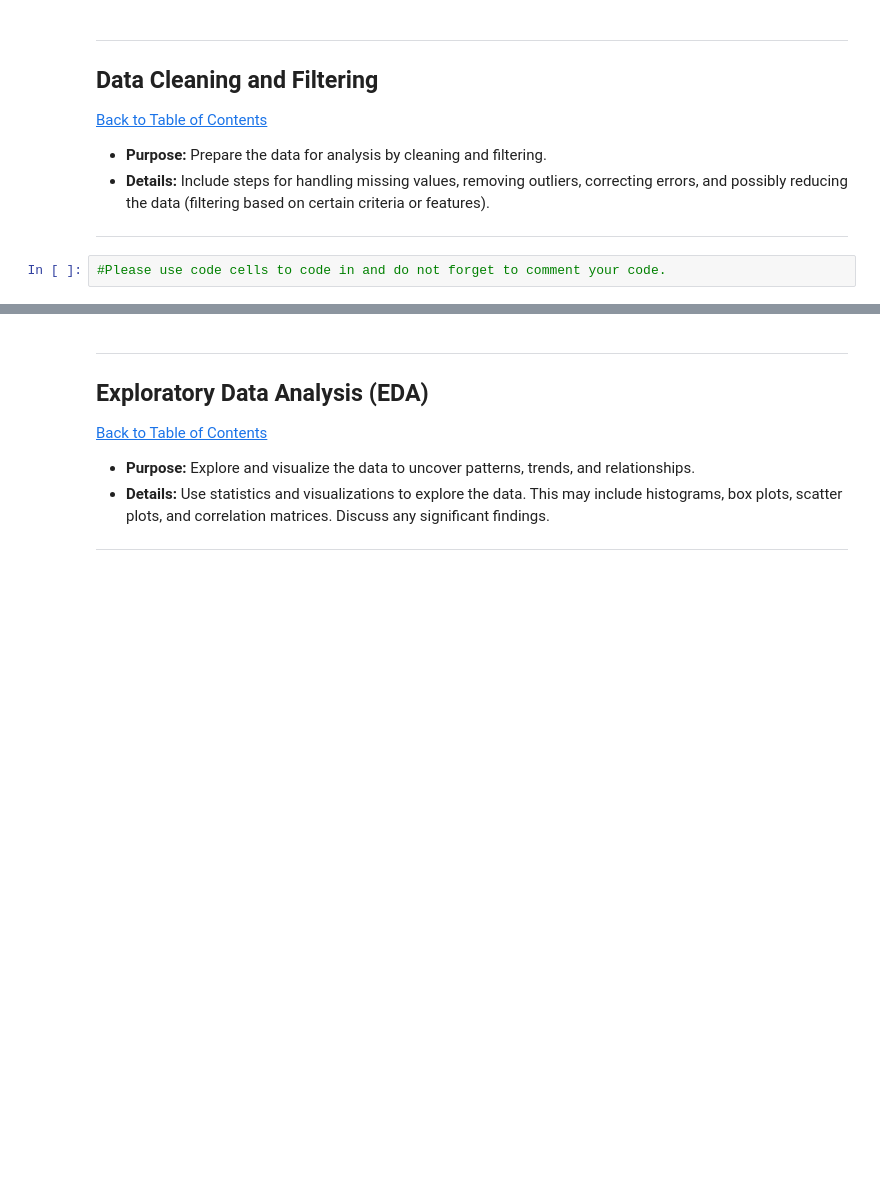
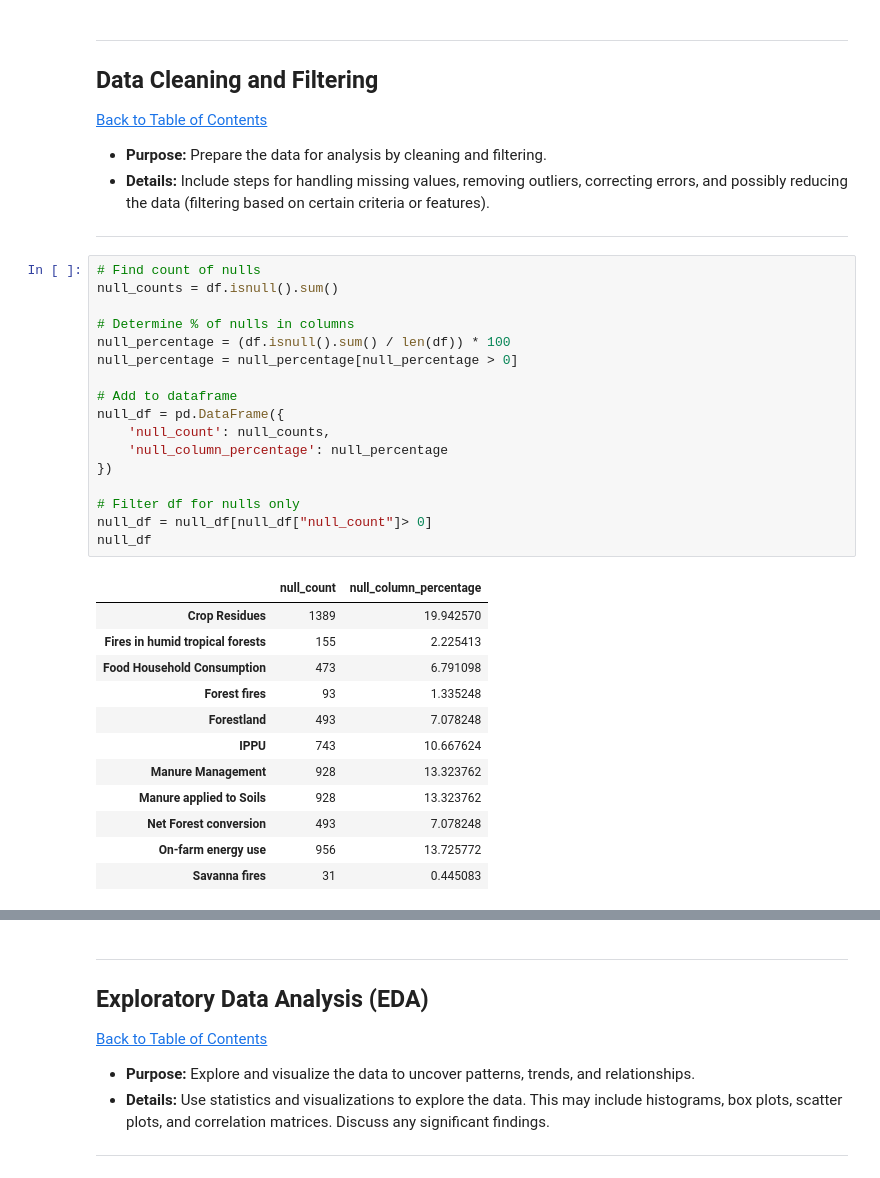
Before and after one commit to nhlokomomhlophe/2401PTDS_Regression_Project, a Jupyter notebook: 2401PTDS Regression Project.ipynb, the cells around one changed output, grey strips where cells are left out. Cells and saved outputs as stored; diff of their text form; blank space fills up the shorter version.

```diff
--- a/2401PTDS Regression Project.ipynb
+++ b/2401PTDS Regression Project.ipynb
@@ -111,5 +126,33 @@ from scipy.stats import ttest_ind
 * **Purpose:** Prepare the data for analysis by cleaning and filtering.
 * **Details:** Include steps for handling missing values, removing outliers, correcting errors, and possibly reducing the data (filtering based on certain criteria or features).
 ---
-# %%
-#Please use code cells to code in and do not forget to comment your code.
+# %%
+# Find count of nulls
+null_counts = df.isnull().sum()
+
+# Determine % of nulls in columns
+null_percentage = (df.isnull().sum() / len(df)) * 100
+null_percentage = null_percentage[null_percentage > 0]
+
+# Add to dataframe
+null_df = pd.DataFrame({
+    'null_count': null_counts,
+    'null_column_percentage': null_percentage
+})
+
+# Filter df for nulls only
+null_df = null_df[null_df["null_count"]> 0]
+null_df
+# %% [output]
+|  | null_count | null_column_percentage |
+| Crop Residues | 1389 | 19.942570 |
+| Fires in humid tropical forests | 155 | 2.225413 |
+| Food Household Consumption | 473 | 6.791098 |
+| Forest fires | 93 | 1.335248 |
+| Forestland | 493 | 7.078248 |
+| IPPU | 743 | 10.667624 |
+| Manure Management | 928 | 13.323762 |
+| Manure applied to Soils | 928 | 13.323762 |
+| Net Forest conversion | 493 | 7.078248 |
+| On-farm energy use | 956 | 13.725772 |
+| Savanna fires | 31 | 0.445083 |
```
Also changed, not shown: parts of 10 cells of this notebook, 1 other file.
